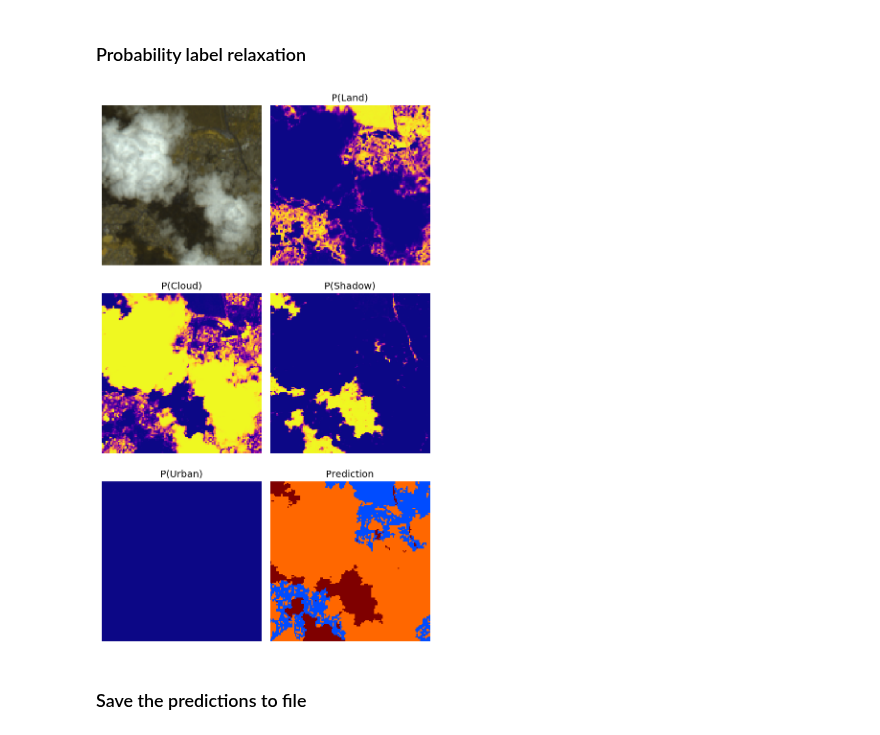
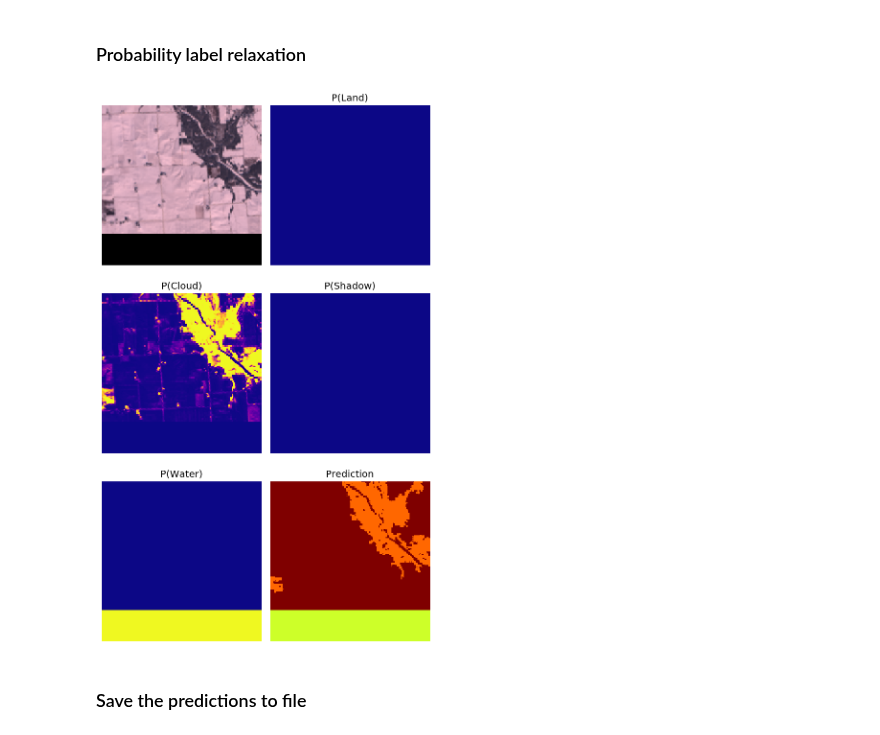
Before and after one commit to jgrss/geowombat, a Jupyter notebook: notebooks/clouds.ipynb, the cells around one changed output. Drawn from its saved outputs; the diff is of its cells as text; code cells hidden in the pictures.

```diff
--- a/notebooks/clouds.ipynb
+++ b/notebooks/clouds.ipynb
@@ -317,7 +319,7 @@ def array_to_dict(sensor, *args):
 # %% [markdown]
 ## Extract data
 # %%
-region = 'aus'
+region = 'na'
 
 ref_res = (20, 20)
 
@@ -336,13 +338,17 @@ proj_dict = dict(na=naaeac_proj,
 
 ref_crs = proj_dict[region]
 
-# Sentinel 2
-rpath = Path('/scratch/rsc4/graesser/temp/s2/grids')
-vpath = Path('/scratch/rsc4/graesser/temp/s2/training/s2_training.shp')
+if region == 'aus':
 
-# RGBN cubes
-# rpath = Path('/media/jcgr/data/projects/global_fields/data/grids')
-# vpath = Path('/media/jcgr/data/projects/global_fields/data/training/clouds/{}.shp'.format(region))
+    # Sentinel 2
+    rpath = Path('/scratch/rsc4/graesser/temp/s2/grids')
+    vpath = Path('/scratch/rsc4/graesser/temp/s2/training/s2_training.shp')
+
+else:
+
+    # RGBN cubes
+    rpath = Path('/media/jcgr/data/projects/global_fields/data/grids')
+    vpath = Path('/media/jcgr/data/projects/global_fields/data/training/clouds/{}.shp'.format(region))
 
 df = gpd.read_file(vpath.as_posix())
 
@@ -661,9 +690,9 @@ Attributes:
 #                            ncols,
 #                            scale_factor=1.0)
 # %%
-class_labels = ['l', 'u', 'w', 'c', 'h', 's']
+class_labels = ['l', 'u', 'w', 'c', 'h', 's', 'i']
 # %%
-pred = model.predict_probas(sat_bands, 's220', scale_factor=1.0, class_labels=class_labels)
+pred = model.predict_probas(sat_bands, 'l7', scale_factor=1.0, class_labels=class_labels)
 # %%
 ntime, nbands, nrows, ncols = pred.shape
 # %%
@@ -687,7 +716,7 @@ pred_c = pred.copy()
 
 fig, axes = plt.subplots(3, 2, dpi=120, figsize=(6, 10))
 
-tplot = 2
+tplot = 0
 
 # Time n, mean over bands
 # rgb = np.squeeze(test[tplot].copy())
@@ -717,39 +746,39 @@ axes[1][1].imshow(pred_c[tplot][class_labels.index('s')], vmin=0, vmax=1, cmap='
 axes[1][1].set_title('P(Shadow)')
 axes[1][1].axis('off')
 
-axes[2][0].imshow(pred_c[tplot][class_labels.index('u')], vmin=0, vmax=1, cmap='plasma')
-axes[2][0].set_title('P(Urban)')
+axes[2][0].imshow(pred_c[tplot][class_labels.index('w')], vmin=0, vmax=1, cmap='plasma')
+axes[2][0].set_title('P(Water)')
 axes[2][0].axis('off')
 
 # pred_int = np.where(pred[tplot][classes.index('c')] >= pthresh, 1,
 #                     np.where(pred[tplot][classes.index('s')] >= pthresh, 2, 0))
 
 pred_int = pred_c[tplot].argmax(axis=0) + 1
 
 # pred_int = np.where((amax == classes.index('c')) & (pred[tplot][classes.index('c')] > pthresh), 1,
 #                     np.where((amax == classes.index('s')) & (pred[tplot][classes.index('s')] > pthresh), 2, 0))
 
 kernel_cross = np.array([[0, 1, 0], [1, 1, 1], [0, 1, 0]], dtype='uint8')
 kernel_square = np.array([[1, 1, 1], [1, 1, 1], [1, 1, 1]], dtype='uint8')
 
 pred_int = pymorph.closerec(pymorph.closerec(pred_int,
                                              Bdil=pymorph.secross(r=3),
                                              Bc=pymorph.secross(r=1)),
                             Bdil=pymorph.secross(r=2),
                             Bc=pymorph.secross(r=1))
 
 # pred_int = cv2.erode(np.uint8(pred_int), kernel_square, iterations=1)
 # pred_int = cv2.dilate(np.uint8(pred_int), kernel_square, iterations=3)
 
 axes[2][1].imshow(pred_int, vmin=0, vmax=5, cmap='jet')
 axes[2][1].set_title('Prediction')
 axes[2][1].axis('off')
 
 plt.tight_layout()
 
 plt.show()
 # %% [output]
-[figure, old version]
+[figure, new version]
 # %% [markdown]
 ### Save the predictions to file
 # %%
```
Also changed, not shown: parts of 14 cells of this notebook, 7 other files.
